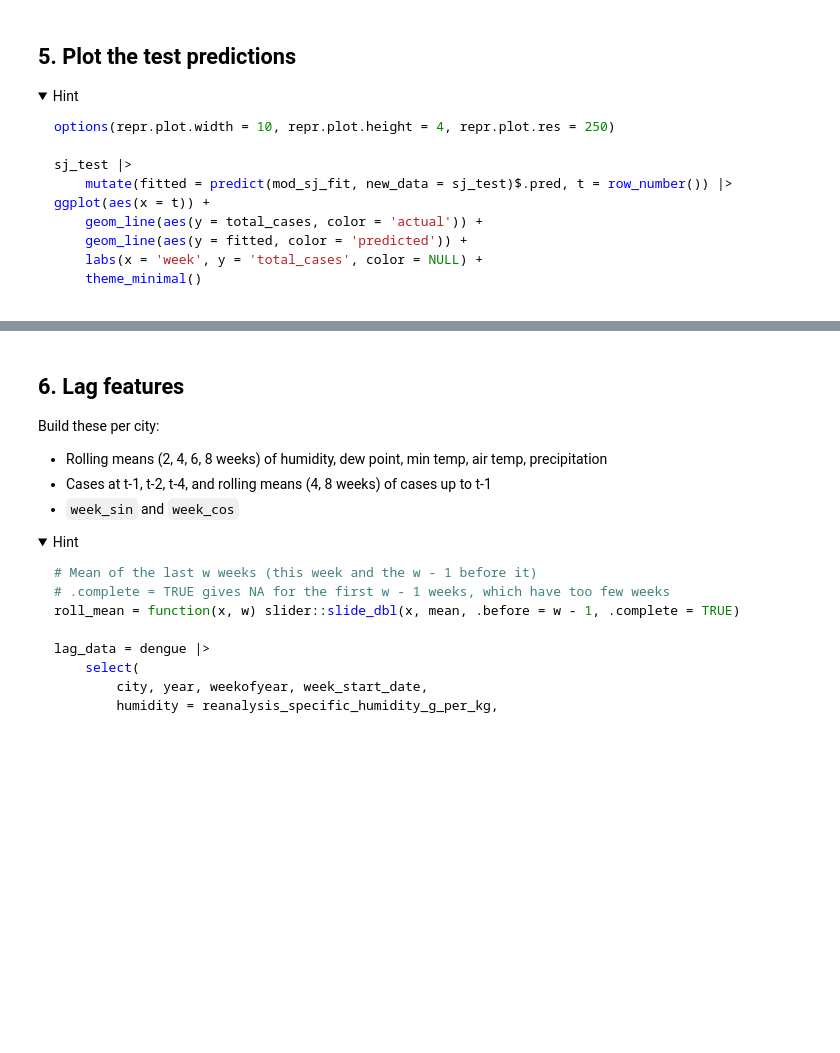
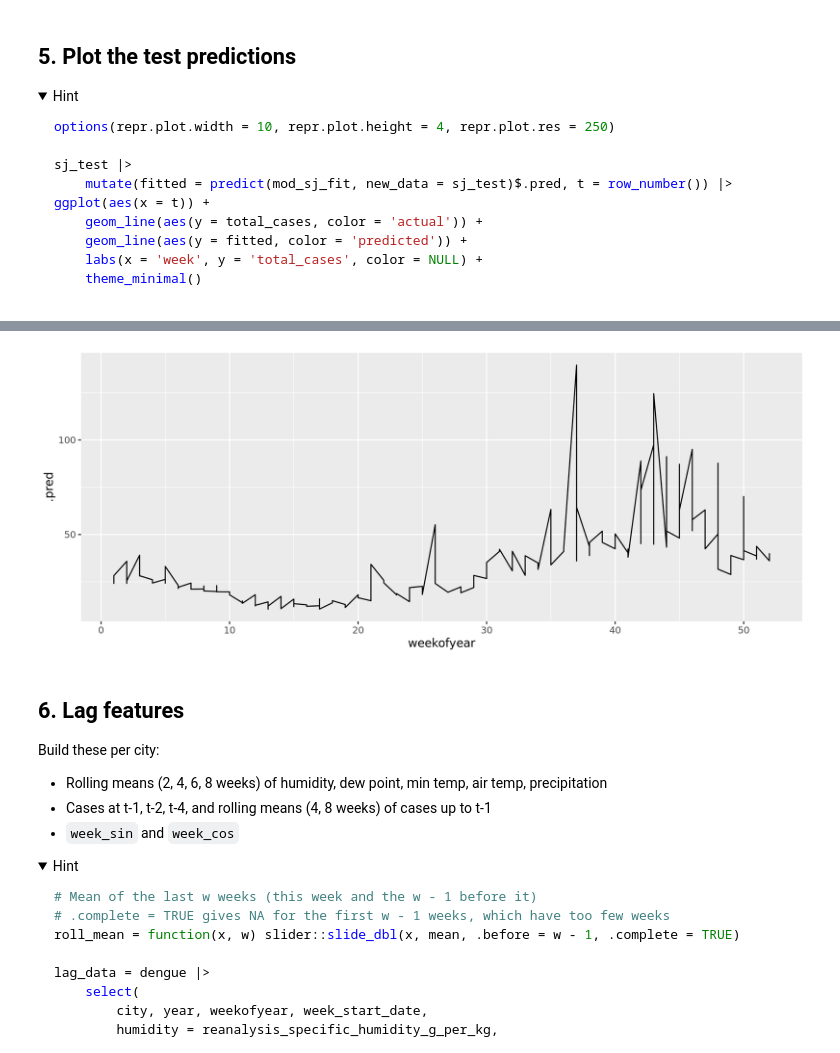
Before and after one commit to chuckpr/codespace, a Jupyter notebook: exercises/14-dengue-exercise.ipynb, the cells around one changed output, grey strips where cells are left out. Saved outputs shown, nothing was run; the diff lists cells and outputs as text; code cells hidden in the pictures; folded sections open; blank space fills up the shorter version.

```diff
--- a/exercises/14-dengue-exercise.ipynb
+++ b/exercises/14-dengue-exercise.ipynb
@@ -121,3 +323,9 @@ ggplot(aes(x = t)) +
+# %%
+predict(mod_sj_fit, new_data = sj_test) |>
+    bind_cols(sj_test) |>
+ggplot(aes(x = weekofyear, y = .pred)) + geom_line()
+# %% [output]
+[figure, added]
 # %% [markdown]
 ## 6. Lag features
 
```
Also changed, not shown: parts of 20 cells of this notebook, 2 other files.
